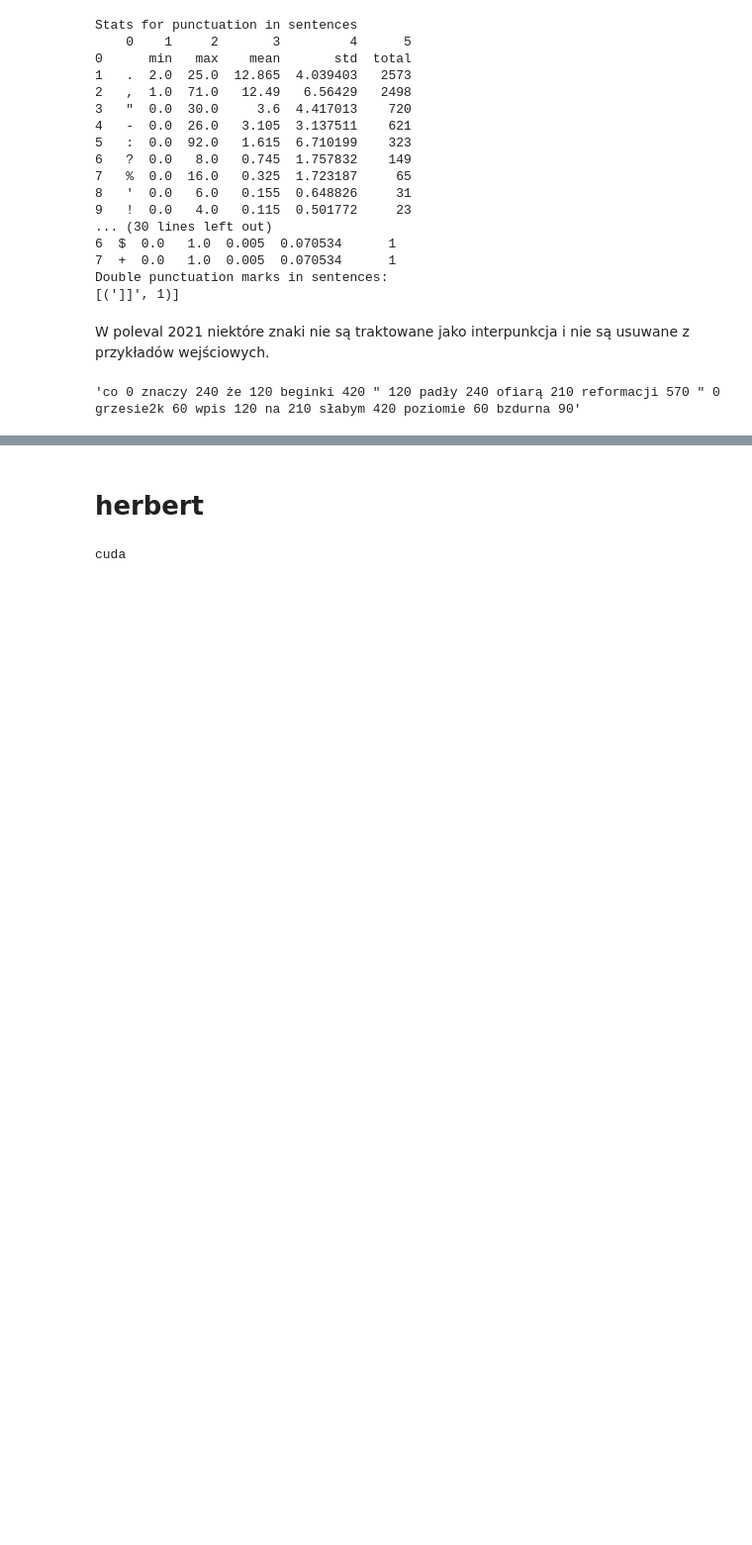
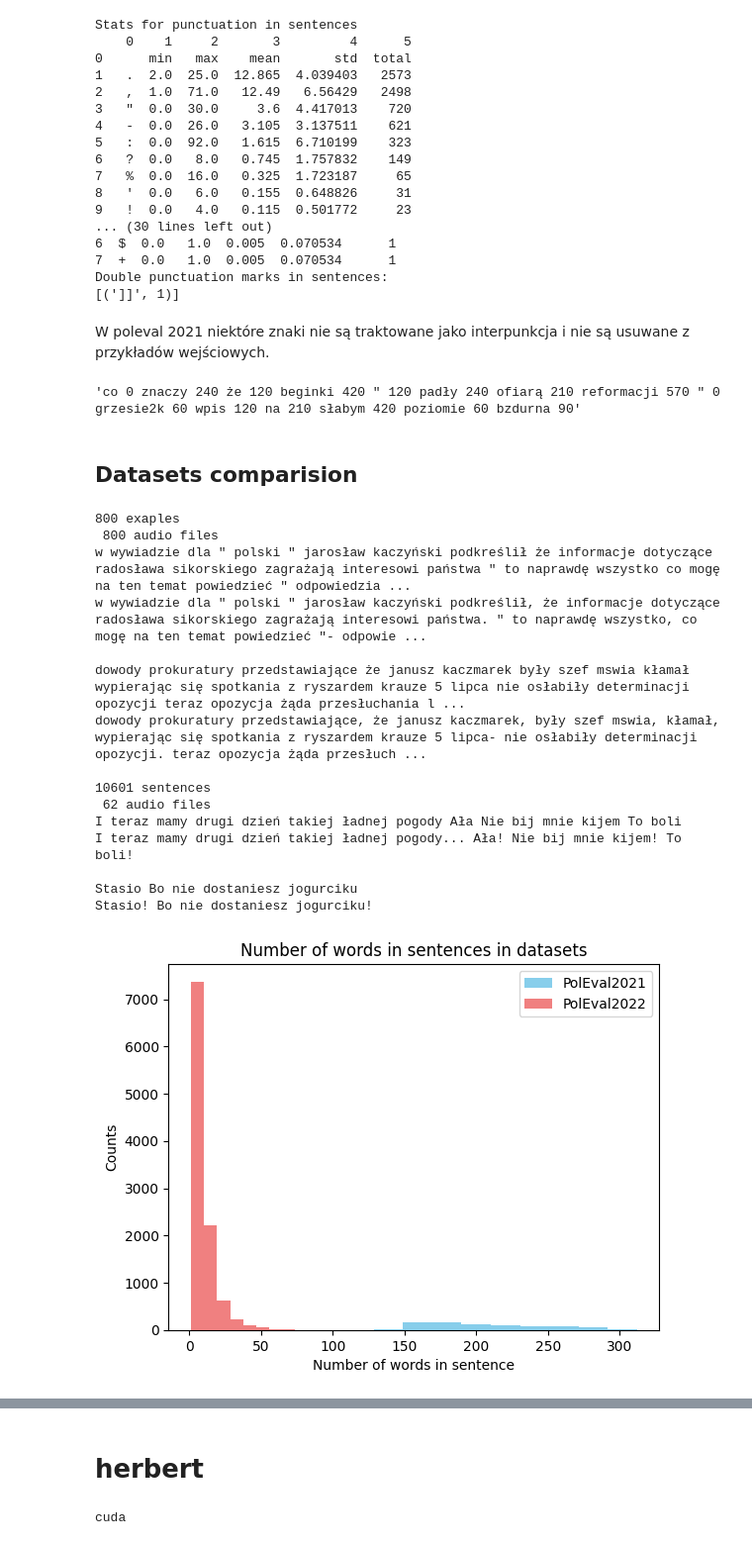
Before and after one commit to annapanfil/punctuation_prediction, a Jupyter notebook: src/data_analysis.ipynb, the cells around one changed output, grey strips where cells are left out. Shown at 99% size. Saved outputs shown, nothing was run; the diff lists cells and outputs as text; code cells hidden in the pictures; blank space fills up the shorter version.

```diff
--- a/src/data_analysis.ipynb
+++ b/src/data_analysis.ipynb
@@ -395,3 +423,38 @@ text_dur = [str(x) for t in text_dur for x in t]
 " ".join(text_dur)
 # %% [output]
 'co 0 znaczy 240 że 120 beginki 420 " 120 padły 240 ofiarą 210 reformacji 570 " 0 grzesie2k 60 wpis 120 na 210 słabym 420 poziomie 60 bzdurna 90'
+# %% [markdown]
+## Datasets comparision
+# %%
+texts2021 = get_lines_poleval2021("poleval2021/train/")
+labels2021 = get_labels("poleval2021/train/", texts2021)
+texts2022, _, _ = get_lines_poleval2022("poleval2022/train/")
+labels2022 = get_labels("poleval2022/train/", texts2022)
+
+
+# number of words
+plt.hist([len(text.split()) for text in texts2021], color='skyblue', label="PolEval2021")
+plt.hist([len(text.split()) for text in texts2022], color='lightcoral', label="PolEval2022")
+
+plt.xlabel("Number of words in sentence")
+plt.ylabel("Counts")
+plt.title("Number of words in sentences in datasets")
+plt.legend()
+plt.show()
+# %% [output]
+800 exaples
+ 800 audio files
+w wywiadzie dla " polski " jarosław kaczyński podkreślił że informacje dotyczące radosława sikorskiego zagrażają interesowi państwa " to naprawdę wszystko co mogę na ten temat powiedzieć " odpowiedzia ...
+w wywiadzie dla " polski " jarosław kaczyński podkreślił, że informacje dotyczące radosława sikorskiego zagrażają interesowi państwa. " to naprawdę wszystko, co mogę na ten temat powiedzieć "- odpowie ...
+
+dowody prokuratury przedstawiające że janusz kaczmarek były szef mswia kłamał wypierając się spotkania z ryszardem krauze 5 lipca nie osłabiły determinacji opozycji teraz opozycja żąda przesłuchania l ...
+dowody prokuratury przedstawiające, że janusz kaczmarek, były szef mswia, kłamał, wypierając się spotkania z ryszardem krauze 5 lipca- nie osłabiły determinacji opozycji. teraz opozycja żąda przesłuch ...
+
+10601 sentences
+ 62 audio files
+I teraz mamy drugi dzień takiej ładnej pogody Ała Nie bij mnie kijem To boli
+I teraz mamy drugi dzień takiej ładnej pogody... Ała! Nie bij mnie kijem! To boli!
+
+Stasio Bo nie dostaniesz jogurciku
+Stasio! Bo nie dostaniesz jogurciku!
+[figure, added]
```
Also changed, not shown: parts of 17 cells of this notebook, 7 other files.
